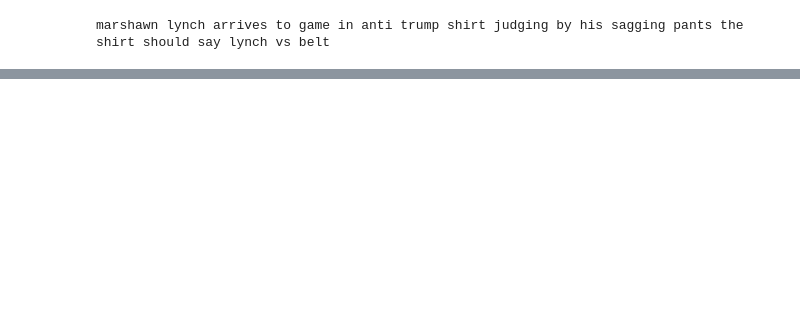
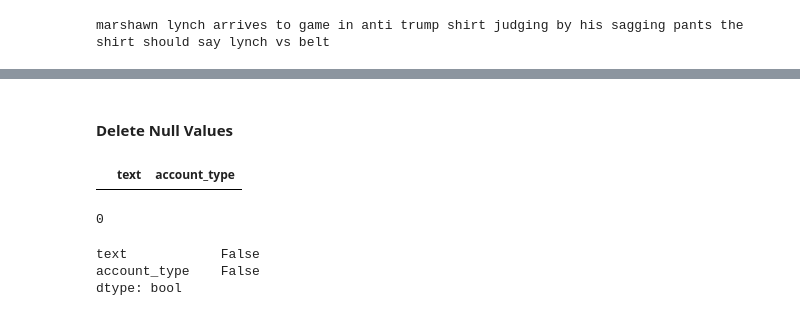
Before and after one commit to jonhealy1/troll_tweets, a Jupyter notebook: troll_tweets_clean_data.ipynb, the cells around one changed output, grey strips where cells are left out. Drawn from its saved outputs; the diff is of its cells as text; code cells hidden in the pictures; blank space fills up the shorter version.

```diff
--- a/troll_tweets_clean_data.ipynb
+++ b/troll_tweets_clean_data.ipynb
@@ -276,0 +288,17 @@ clean_df.head()
+# %% [markdown]
+#### Delete Null Values
+# %%
+clean_df[clean_df.isnull().any(axis=1)].head()
+# %% [output]
+|  | text | account_type |
+# %%
+import numpy as np
+np.sum(clean_df.isnull().any(axis=1))
+# %% [output]
+0
+# %%
+clean_df.isnull().any(axis=0)
+# %% [output]
+text            False
+account_type    False
+dtype: bool
```
Also changed, not shown: parts of 10 cells of this notebook, 2 other files.
